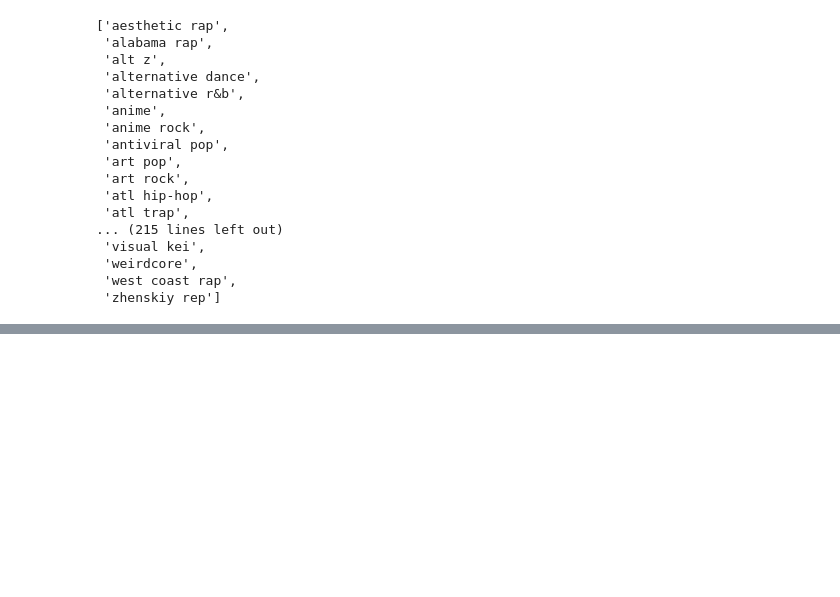
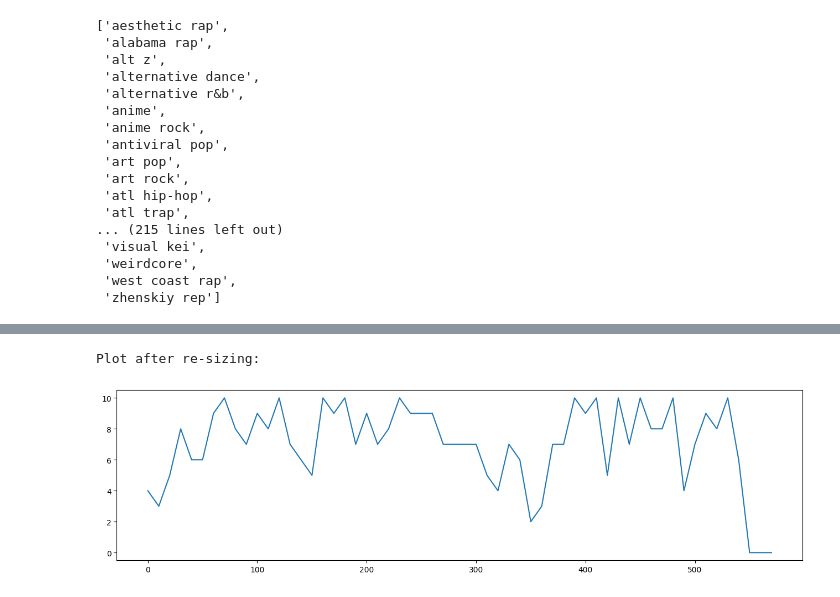
Before and after one commit to oddlyspaced/spotify-trend-analysis, a Jupyter notebook: analyse.ipynb, the cells around one changed output, grey strips where cells are left out. Saved outputs shown, nothing was run; the diff lists cells and outputs as text; code cells hidden in the pictures; blank space fills up the shorter version.

Commit message:
generate plot with a given window size for the genre data

```diff
--- a/analyse.ipynb
+++ b/analyse.ipynb
@@ -191 +191,31 @@ mapped_genre_data
 546 rows × 10 columns
+# %%
+WINDOW_SIZE = 10
+# %%
+def count_true(data: list) -> int:
+    count = 0
+    for elem in data:
+        if elem:
+            count += 1
+    return count
+
+pop_count = []
+pop_index = []
+for i in range(0, len(data), WINDOW_SIZE):
+    pop_index.append(i)
+    pop_count.append(count_true(mapped_genre_data['pop'][i:i + WINDOW_SIZE]))
+# %%
+import matplotlib.pyplot as plt
+
+
+# plotting a line plot after changing it's width and height
+f = plt.figure()
+f.set_figwidth(16)
+f.set_figheight(4)
+
+print("Plot after re-sizing: ")
+plt.plot(pop_index, pop_count)
+plt.show()
+# %% [output]
+Plot after re-sizing:
+[figure, added]
```
Also changed, not shown: parts of 4 cells of this notebook.
